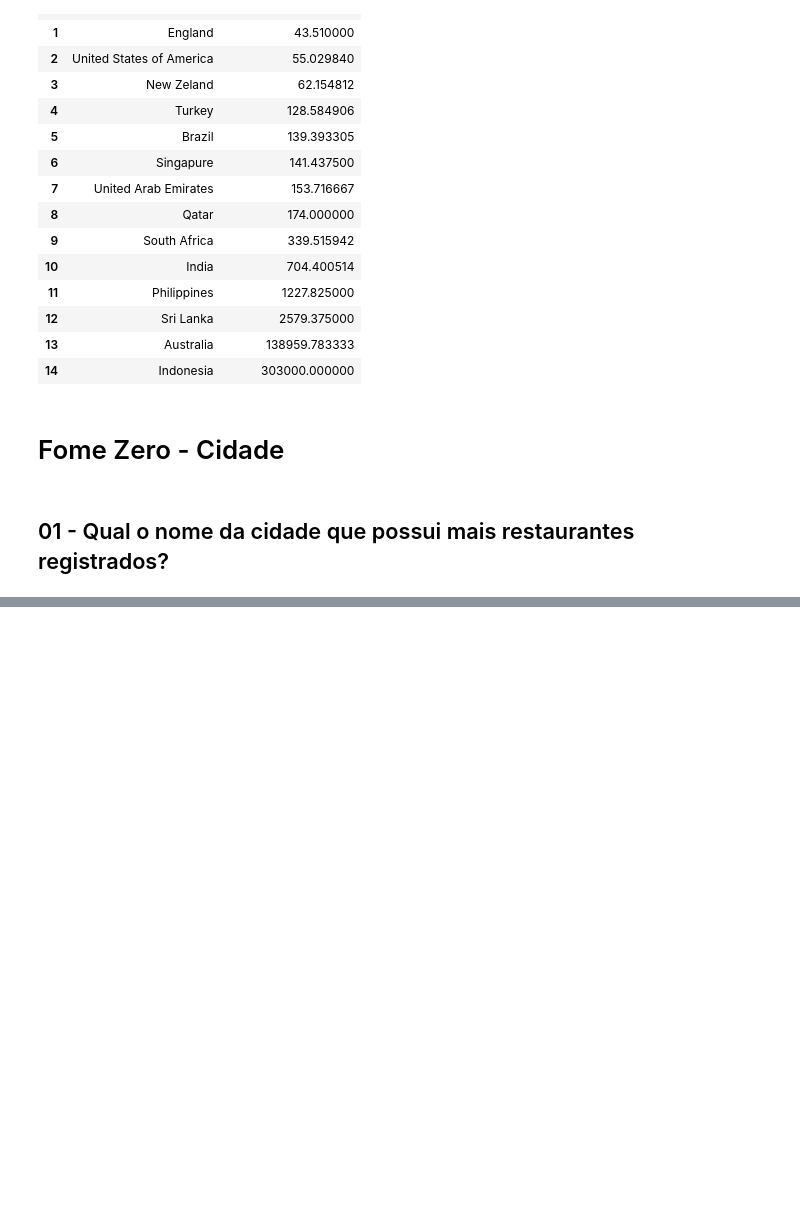
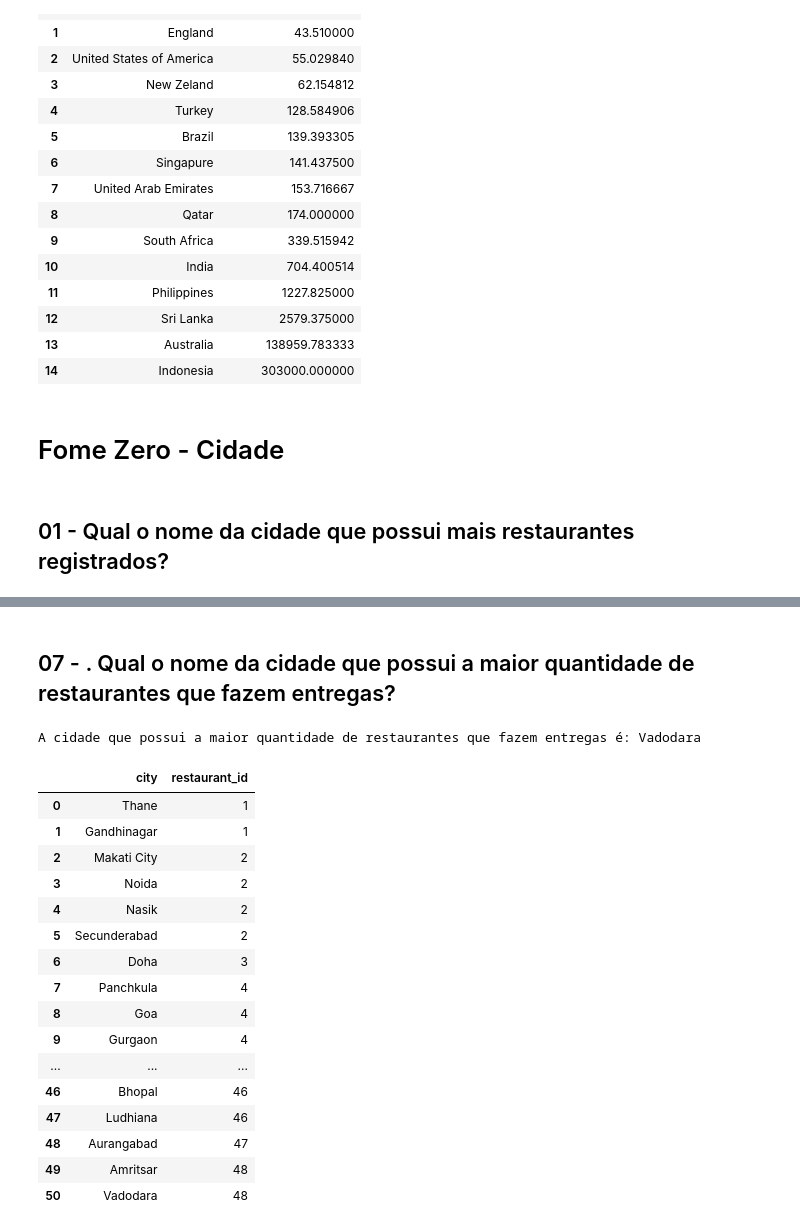
Before and after one commit to LuiMagno/DS_Notebooks, a Jupyter notebook: ComunidadeDS/FTC_Python/Projeto Final/ProjetoFinal - Geral.ipynb, the cells around one changed output, grey strips where cells are left out. Cells and saved outputs as stored; diff of their text form; code cells hidden in the pictures; blank space fills up the shorter version.

```diff
--- a/ComunidadeDS/FTC_Python/Projeto Final/ProjetoFinal - Geral.ipynb
+++ b/ComunidadeDS/FTC_Python/Projeto Final/ProjetoFinal - Geral.ipynb
@@ -342,0 +450,25 @@ df.head(3)
+# %% [markdown]
+## 07 - . Qual o nome da cidade que possui a maior quantidade de restaurantes que fazem entregas?
+# %%
+df_aux = df.loc[df['is_delivering_now'] == 1, ['city', 'restaurant_id']].groupby('city').nunique().sort_values(by='restaurant_id').reset_index()
+print(f'A cidade que possui a maior quantidade de restaurantes que fazem entregas é: {df_aux.iloc[-1,0]}')
+df_aux
+# %% [output]
+A cidade que possui a maior quantidade de restaurantes que fazem entregas é: Vadodara
+|  | city | restaurant_id |
+| 0 | Thane | 1 |
+| 1 | Gandhinagar | 1 |
+| 2 | Makati City | 2 |
+| 3 | Noida | 2 |
+| 4 | Nasik | 2 |
+| 5 | Secunderabad | 2 |
+| 6 | Doha | 3 |
+| 7 | Panchkula | 4 |
+| 8 | Goa | 4 |
+| 9 | Gurgaon | 4 |
+| ... | ... | ... |
+| 46 | Bhopal | 46 |
+| 47 | Ludhiana | 46 |
+| 48 | Aurangabad | 47 |
+| 49 | Amritsar | 48 |
+| 50 | Vadodara | 48 |
```
Also changed, not shown: parts of 40 cells of this notebook, 2 other files.
